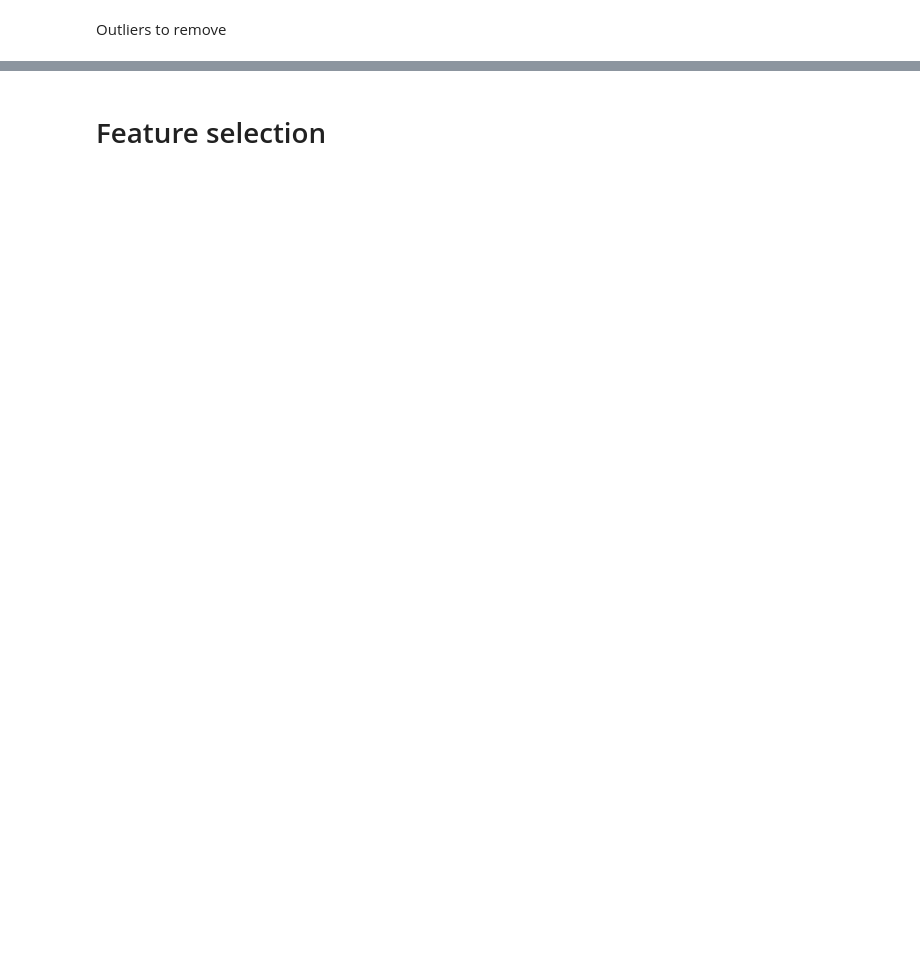
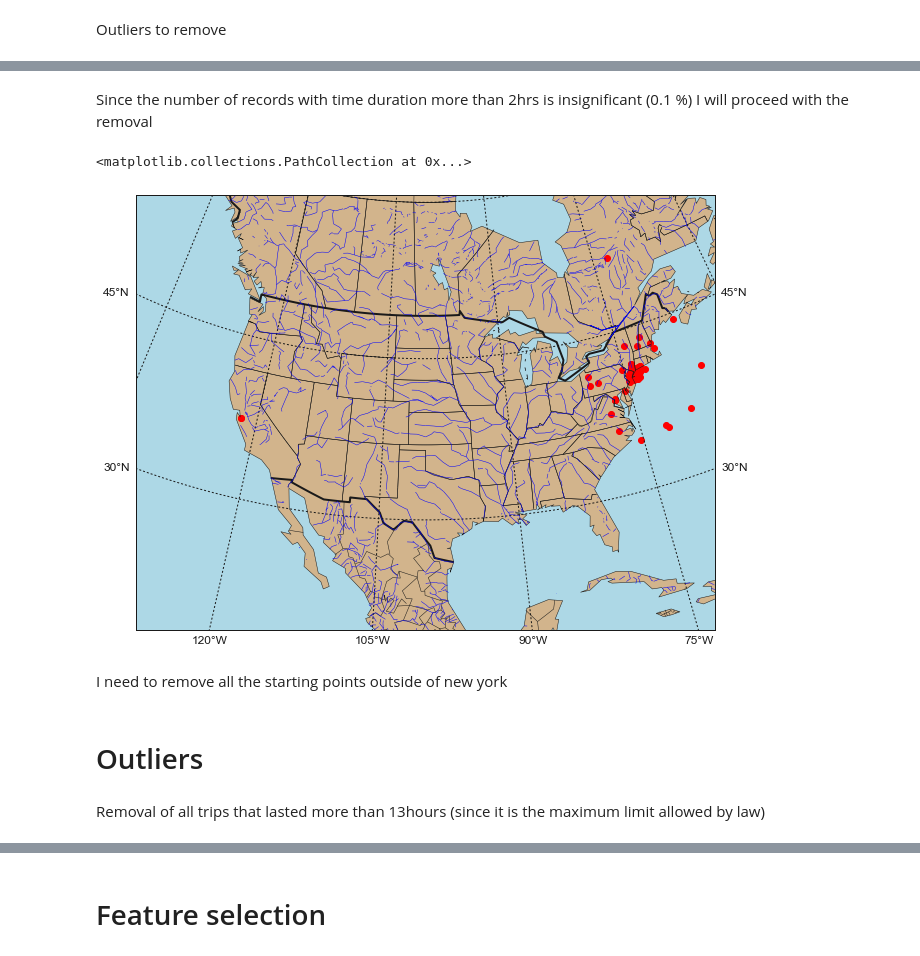
Before and after one commit to DragoneKTM/TaxiDrive_duration_prediction, a Jupyter notebook: Notebooks/1_Preparation.ipynb, the cells around one changed output, grey strips where cells are left out. Cells and saved outputs as stored; diff of their text form; code cells hidden in the pictures; blank space fills up the shorter version.

```diff
--- a/Notebooks/1_Preparation.ipynb
+++ b/Notebooks/1_Preparation.ipynb
@@ -116,0 +153,27 @@ Outliers to remove
+# %% [markdown]
+Since the number of records with time duration more than 2hrs is insignificant (0.1 %) I will proceed with the removal
+# %%
+os.environ['PROJ_LIB'] = '/Users/mb/anaconda3/envs/worklab/share/proj'
+from mpl_toolkits.basemap import Basemap
+fig = plt.figure(num=None, figsize=(12, 8) )
+m = Basemap(width=6000000,height=4500000,resolution='c',projection='aea',lat_1=35.,lat_2=45,lon_0=-100,lat_0=40)
+m.drawcoastlines(linewidth=0.5)
+m.fillcontinents(color='tan',lake_color='lightblue')
+# draw parallels and meridians.
+m.drawparallels(np.arange(-90.,91.,15.),labels=[True,True,False,False],dashes=[2,2])
+m.drawmeridians(np.arange(-180.,181.,15.),labels=[False,False,False,True],dashes=[2,2])
+m.drawmapboundary(fill_color='lightblue')
+m.drawcountries(linewidth=2, linestyle='solid', color='k' )
+m.drawstates(linewidth=0.5, linestyle='solid', color='k')
+m.drawrivers(linewidth=0.5, linestyle='solid', color='blue')
+
+m.scatter(ds_train_noOutlier.pickup_longitude.array, ds_train_noOutlier.pickup_latitude.array, latlon=True, marker='o', color='Red')
+# %% [output]
+<matplotlib.collections.PathCollection at 0x...>
+[figure, added]
+# %% [markdown]
+I need to remove all the starting points outside of new york
+# %% [markdown]
+# Outliers
+# %% [markdown]
+Removal of all trips that lasted more than 13hours (since it is the maximum limit allowed by law)
```
Also changed, not shown: parts of 38 cells of this notebook.
